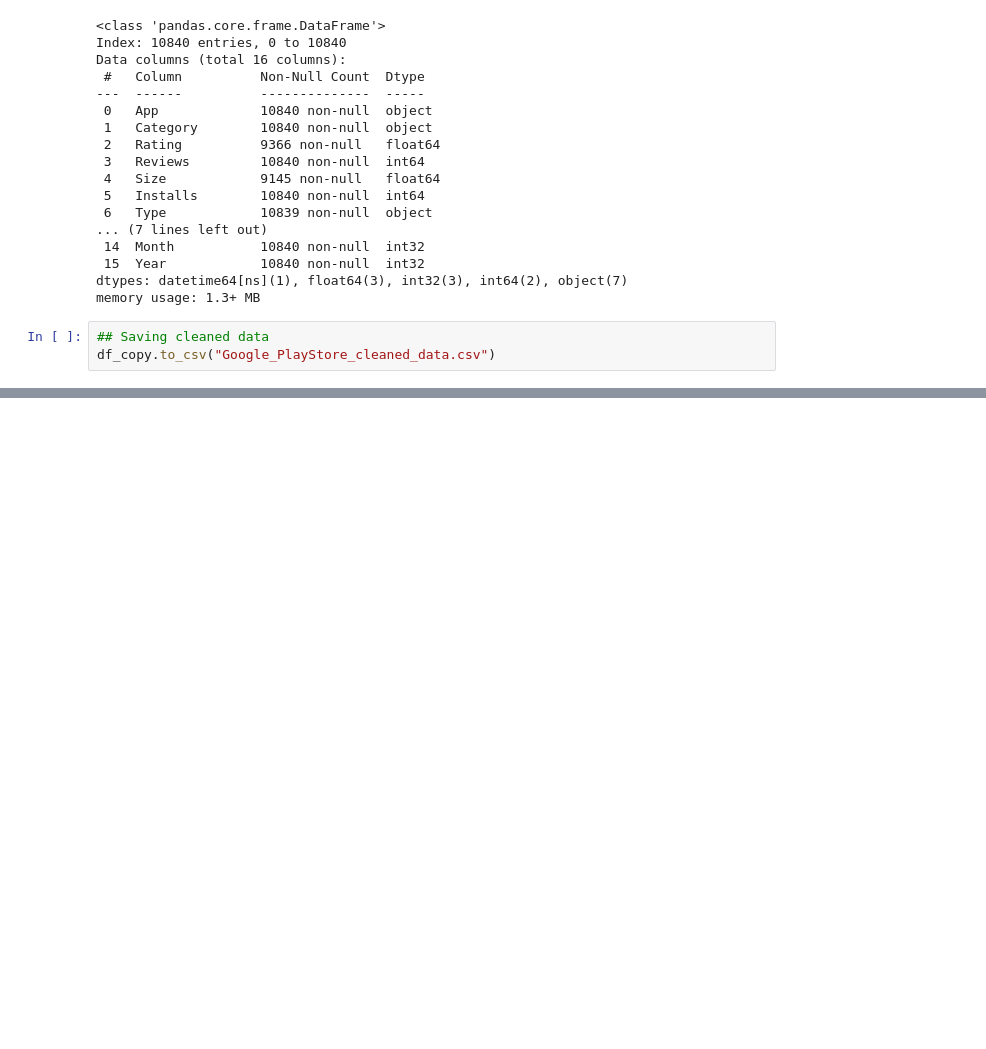
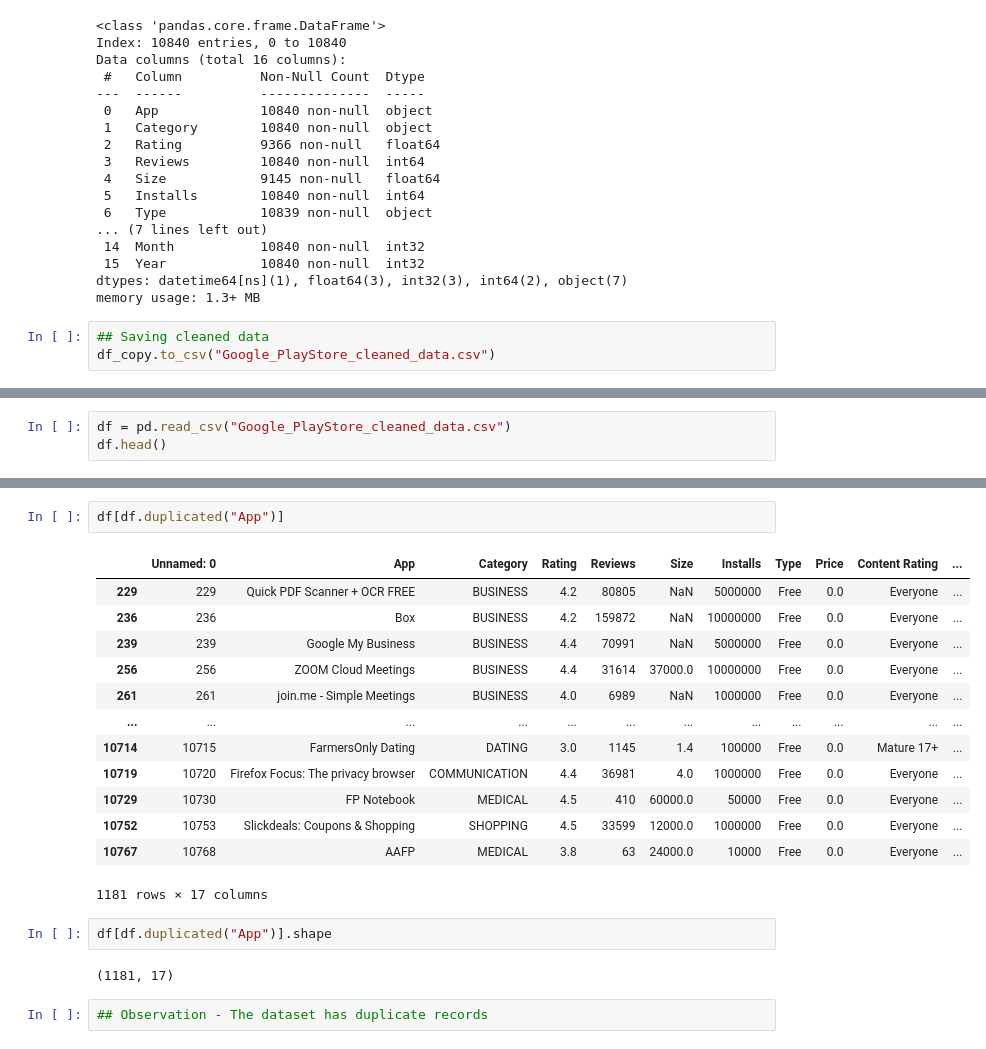
Before and after one commit to trish-2610/Python_Notes-, a Jupyter notebook: EDA and Feature Engineering/EDA_FE_Google_Playstore.ipynb, the cells around one changed output, grey strips where cells are left out. Drawn from its saved outputs; the diff is of its cells as text; blank space fills up the shorter version.

```diff
--- a/EDA and Feature Engineering/EDA_FE_Google_Playstore.ipynb
+++ b/EDA and Feature Engineering/EDA_FE_Google_Playstore.ipynb
@@ -364,0 +367,3 @@ df_copy.to_csv("Google_PlayStore_cleaned_data.csv")
+# %%
+df = pd.read_csv("Google_PlayStore_cleaned_data.csv")
+df.head()
@@ -364,0 +377,22 @@ df_copy.to_csv("Google_PlayStore_cleaned_data.csv")
+# %%
+df[df.duplicated("App")]
+# %% [output]
+|  | Unnamed: 0 | App | Category | Rating | Reviews | Size | Installs | Type | Price | Content Rating | ... |
+| 229 | 229 | Quick PDF Scanner + OCR FREE | BUSINESS | 4.2 | 80805 | NaN | 5000000 | Free | 0.0 | Everyone | ... |
+| 236 | 236 | Box | BUSINESS | 4.2 | 159872 | NaN | 10000000 | Free | 0.0 | Everyone | ... |
+| 239 | 239 | Google My Business | BUSINESS | 4.4 | 70991 | NaN | 5000000 | Free | 0.0 | Everyone | ... |
+| 256 | 256 | ZOOM Cloud Meetings | BUSINESS | 4.4 | 31614 | 37000.0 | 10000000 | Free | 0.0 | Everyone | ... |
+| 261 | 261 | join.me - Simple Meetings | BUSINESS | 4.0 | 6989 | NaN | 1000000 | Free | 0.0 | Everyone | ... |
+| ... | ... | ... | ... | ... | ... | ... | ... | ... | ... | ... | ... |
+| 10714 | 10715 | FarmersOnly Dating | DATING | 3.0 | 1145 | 1.4 | 100000 | Free | 0.0 | Mature 17+ | ... |
+| 10719 | 10720 | Firefox Focus: The privacy browser | COMMUNICATION | 4.4 | 36981 | 4.0 | 1000000 | Free | 0.0 | Everyone | ... |
+| 10729 | 10730 | FP Notebook | MEDICAL | 4.5 | 410 | 60000.0 | 50000 | Free | 0.0 | Everyone | ... |
+| 10752 | 10753 | Slickdeals: Coupons & Shopping | SHOPPING | 4.5 | 33599 | 12000.0 | 1000000 | Free | 0.0 | Everyone | ... |
+| 10767 | 10768 | AAFP | MEDICAL | 3.8 | 63 | 24000.0 | 10000 | Free | 0.0 | Everyone | ... |
+1181 rows × 17 columns
+# %%
+df[df.duplicated("App")].shape
+# %% [output]
+(1181, 17)
+# %%
+## Observation - The dataset has duplicate records
```
Also changed, not shown: parts of 4 cells of this notebook.
